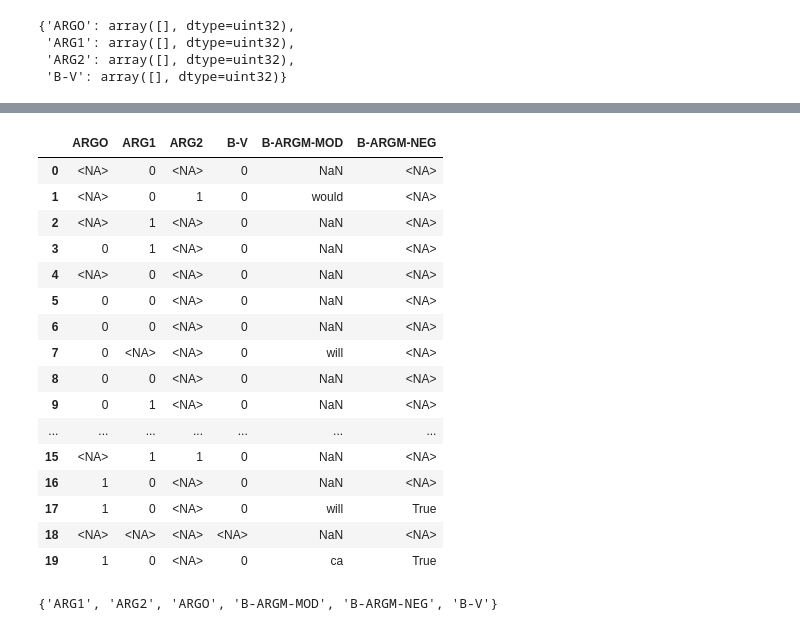
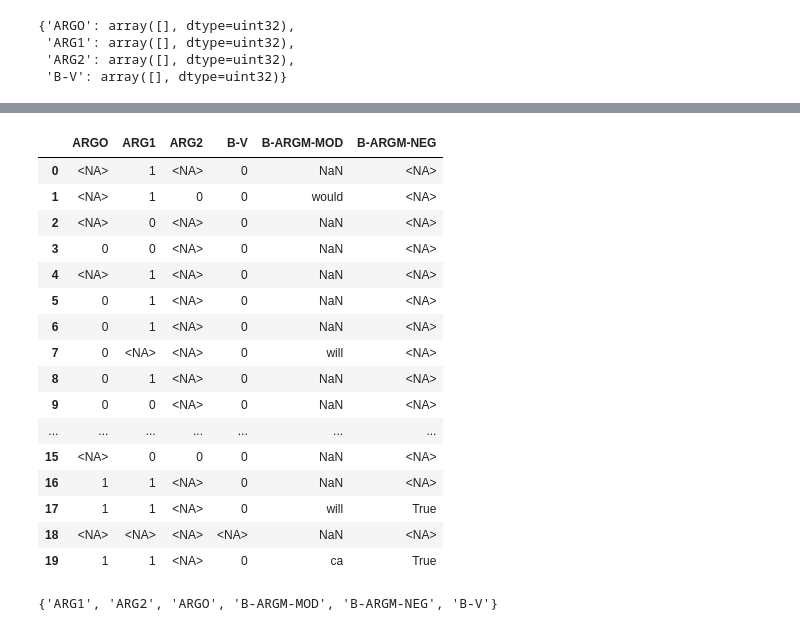
Before and after one commit to relatio-nlp/relatio, a Jupyter notebook: Notebooks/Example.ipynb, the cells around one changed output, grey strips where cells are left out. Saved outputs shown, nothing was run; the diff lists cells and outputs as text; code cells hidden in the pictures.

Commit message:
move build_df out of cooccurrence class

```diff
--- a/Notebooks/Example.ipynb
+++ b/Notebooks/Example.ipynb
@@ -224,2 +224,23 @@ labels
  'B-V': {0: ('apply', 0.7709030508995056)}}
+# %%
+df = build_df(postproc_roles,clustering_res,sif_statements_index,used_roles)
+df
+# %% [output]
+|  | ARGO | ARG1 | ARG2 | B-V | B-ARGM-MOD | B-ARGM-NEG |
+| 0 | <NA> | 1 | <NA> | 0 | NaN | <NA> |
+| 1 | <NA> | 1 | 0 | 0 | would | <NA> |
+| 2 | <NA> | 0 | <NA> | 0 | NaN | <NA> |
+| 3 | 0 | 0 | <NA> | 0 | NaN | <NA> |
+| 4 | <NA> | 1 | <NA> | 0 | NaN | <NA> |
+| 5 | 0 | 1 | <NA> | 0 | NaN | <NA> |
+| 6 | 0 | 1 | <NA> | 0 | NaN | <NA> |
+| 7 | 0 | <NA> | <NA> | 0 | will | <NA> |
+| 8 | 0 | 1 | <NA> | 0 | NaN | <NA> |
+| 9 | 0 | 0 | <NA> | 0 | NaN | <NA> |
+| ... | ... | ... | ... | ... | ... | ... |
+| 15 | <NA> | 0 | 0 | 0 | NaN | <NA> |
+| 16 | 1 | 1 | <NA> | 0 | NaN | <NA> |
+| 17 | 1 | 1 | <NA> | 0 | will | True |
+| 18 | <NA> | <NA> | <NA> | <NA> | NaN | <NA> |
+| 19 | 1 | 1 | <NA> | 0 | ca | True |
 # %%
@@ -227,23 +248,3 @@ cooc = CoOccurence(postproc_roles,clustering_res,labels,sif_statements_index,use
-# %%
-cooc._df
-# %% [output]
-|  | ARGO | ARG1 | ARG2 | B-V | B-ARGM-MOD | B-ARGM-NEG |
-| 0 | <NA> | 0 | <NA> | 0 | NaN | <NA> |
-| 1 | <NA> | 0 | 1 | 0 | would | <NA> |
-| 2 | <NA> | 1 | <NA> | 0 | NaN | <NA> |
-| 3 | 0 | 1 | <NA> | 0 | NaN | <NA> |
-| 4 | <NA> | 0 | <NA> | 0 | NaN | <NA> |
-| 5 | 0 | 0 | <NA> | 0 | NaN | <NA> |
-| 6 | 0 | 0 | <NA> | 0 | NaN | <NA> |
-| 7 | 0 | <NA> | <NA> | 0 | will | <NA> |
-| 8 | 0 | 0 | <NA> | 0 | NaN | <NA> |
-| 9 | 0 | 1 | <NA> | 0 | NaN | <NA> |
-| ... | ... | ... | ... | ... | ... | ... |
-| 15 | <NA> | 1 | 1 | 0 | NaN | <NA> |
-| 16 | 1 | 0 | <NA> | 0 | NaN | <NA> |
-| 17 | 1 | 0 | <NA> | 0 | will | True |
-| 18 | <NA> | <NA> | <NA> | <NA> | NaN | <NA> |
-| 19 | 1 | 0 | <NA> | 0 | ca | True |
 # %%
 cooc.subset=None ## by convention None means take all roles
 cooc.subset
```
Also changed, not shown: parts of 6 cells of this notebook, 1 other file.
